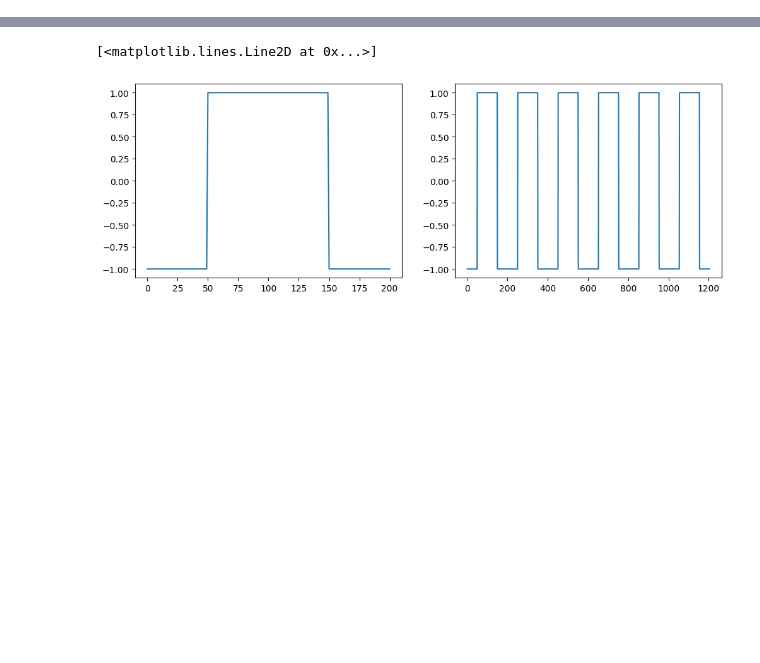
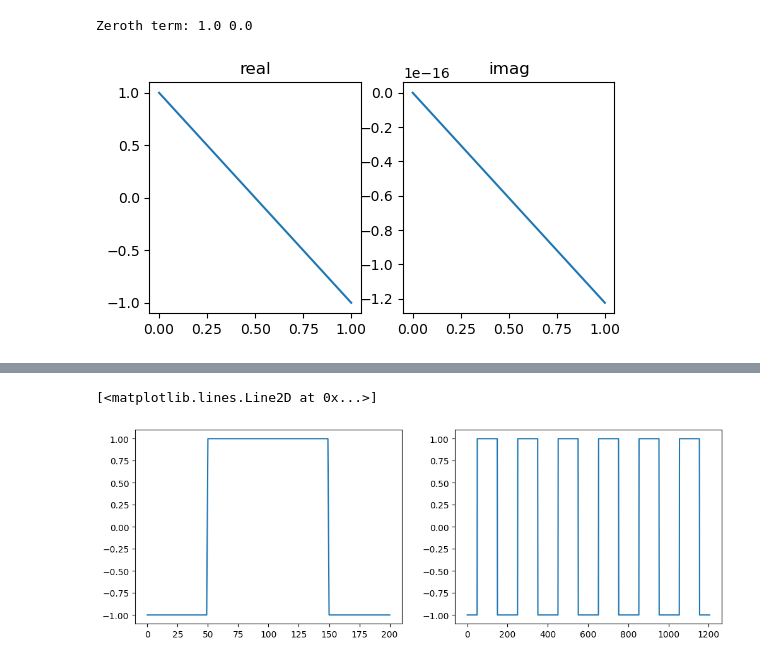
Before and after one commit to robfatland/sodium, a Jupyter notebook: fourier/fourier.ipynb, the cells around one changed output, grey strips where cells are left out. Saved outputs shown, nothing was run; the diff lists cells and outputs as text; code cells hidden in the pictures; blank space fills up the shorter version.

```diff
--- a/fourier/fourier.ipynb
+++ b/fourier/fourier.ipynb
@@ -273,0 +279,5 @@ Later: Verify the reconstructed $\tilde{x}$ has Zeros in its imaginative part.
+# %%
+PlotFDFT([0, 1])
+# %% [output]
+Zeroth term: 1.0 0.0
+[figure, added]
```
Also changed, not shown: parts of 33 cells of this notebook.
